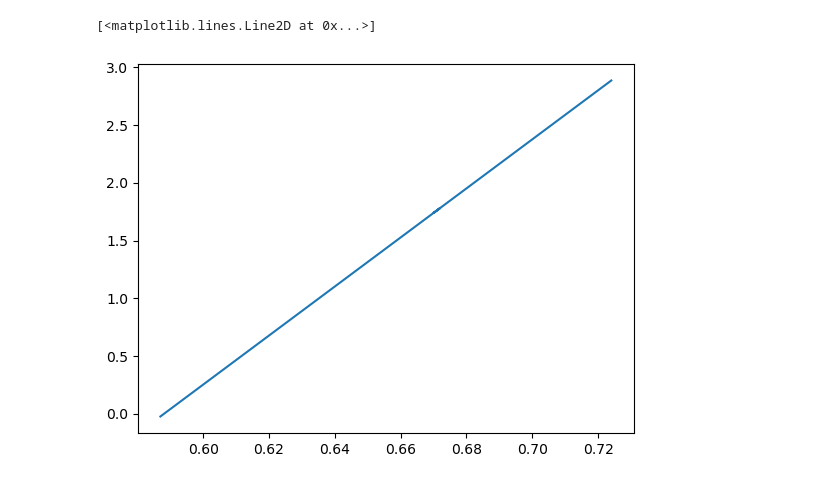
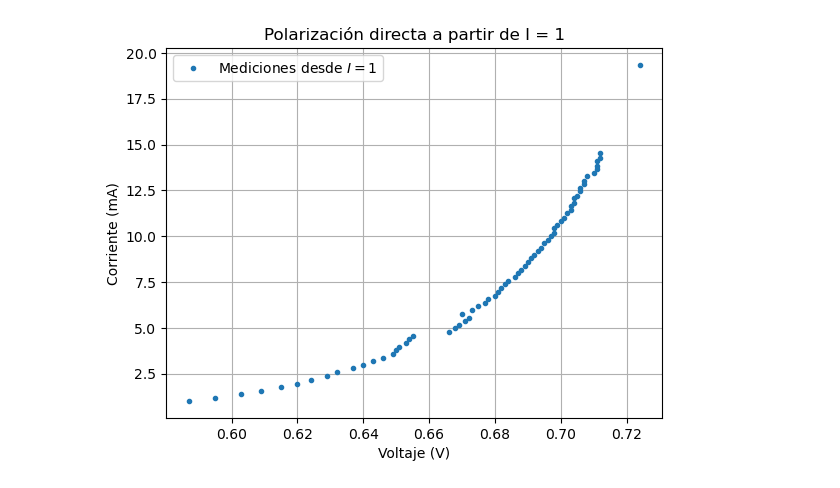
Before and after one commit to Alexi5omg/Labo-Contemporanea, a Jupyter notebook: Practica1/Practica1.ipynb, the cells around one changed output. Cells and saved outputs as stored; diff of their text form; code cells hidden in the pictures.

Commit message:
Graficas Chidas

```diff
--- a/Practica1/Practica1.ipynb
+++ b/Practica1/Practica1.ipynb
@@ -37,5 +48,15 @@ def filtro_log(func_x, func_y):
 # %%
+#Estos son los datos filtrados (los que usaremos para la grafica semilog y la
+
 Vd_filt, Id_filt = filtro_log(Vd_direc,Id_direc)
+plt.plot(Vd_filt,Id_filt,'.',label=r'Mediciones desde $I = 1$')
+plt.title('Polarización directa a partir de I = 1')
+plt.xlabel('Voltaje (V)'), plt.ylabel('Corriente (mA)')
+plt.grid()
+plt.legend()
+plt.show()
+# %% [output]
+[figure, added]
 # %%
 #Regresion lineal usando sklearn
 Id_log = np.log(Id_filt)              #Para que la gráfica sea lineal
@@ -48,8 +69,3 @@ model.fit(Vd_reshape, Id_log)
 Id_reg_log = model.predict(Vd_reshape)
 #Volvemos a la escala "lineal'
 Id_reg = np.exp(Id_reg_log)
-
-plt.plot(Vd_filt,Id_reg_log)
-# %% [output]
-[<matplotlib.lines.Line2D at 0x...>]
-[figure, removed]
```
Also changed, not shown: parts of 5 cells of this notebook.
